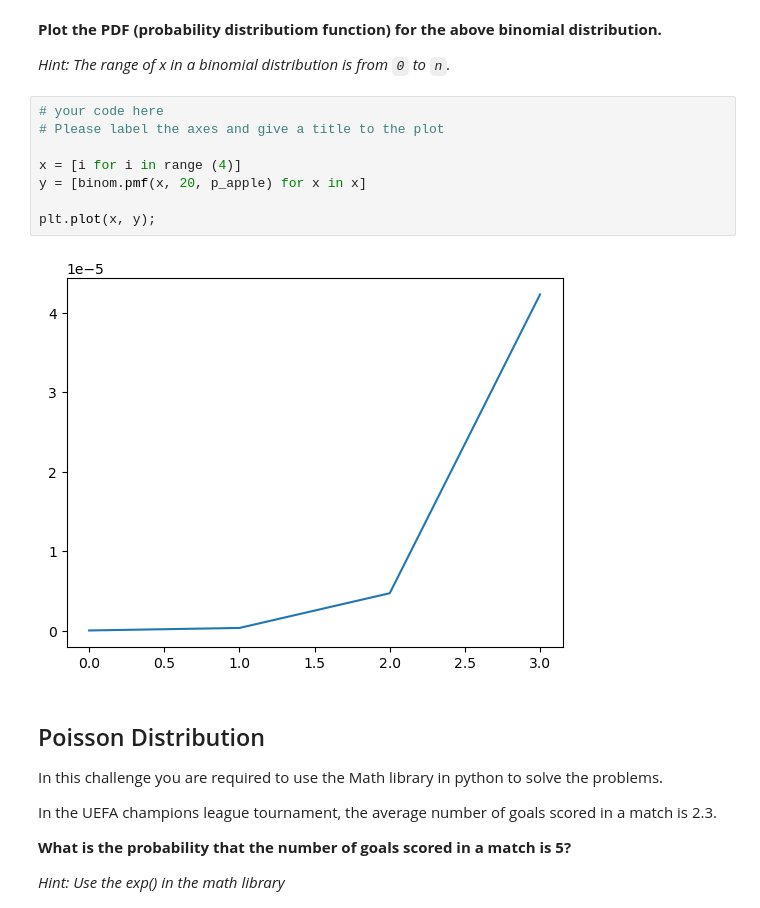
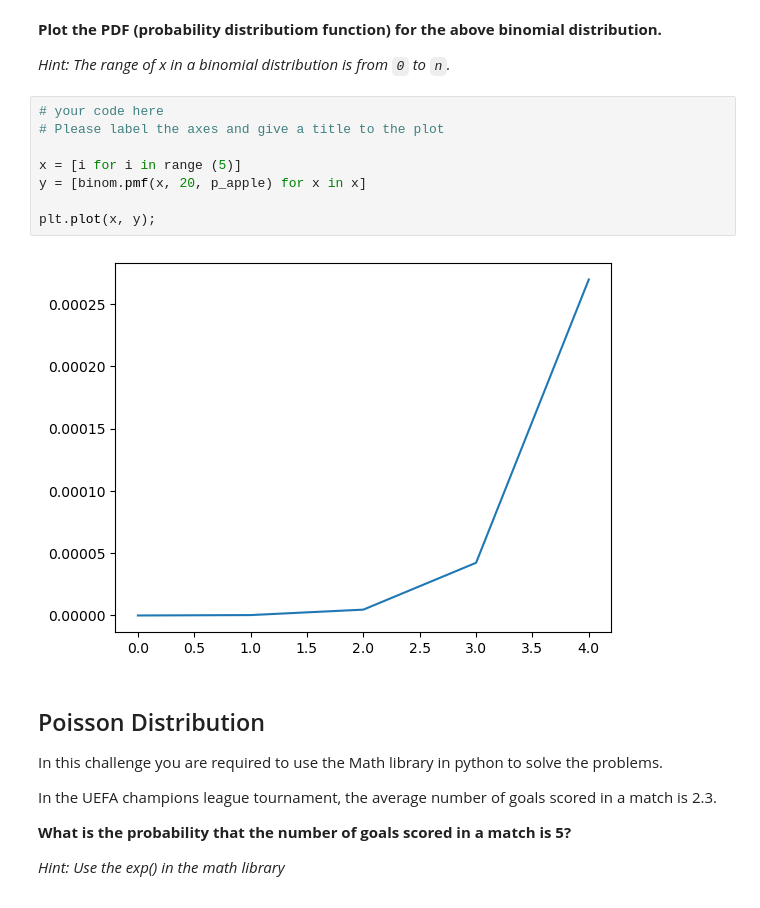
Before and after one commit to Ironhack-Data-Madrid-Octubre-2023/6.1-lab_discrete_probability_distributions, a Jupyter notebook: your-code/main.ipynb, the cells around one changed output. Drawn from its saved outputs; the diff is of its cells as text.

```diff
--- a/your-code/main.ipynb
+++ b/your-code/main.ipynb
@@ -108,13 +108,13 @@ less_5_apples
 # %%
 # your code here
 # Please label the axes and give a title to the plot
 
-x = [i for i in range (4)]
+x = [i for i in range (5)]
 y = [binom.pmf(x, 20, p_apple) for x in x]
 
 plt.plot(x, y);
 # %% [output]
-[figure, old version]
+[figure, new version]
 # %% [markdown]
 ## Poisson Distribution
 
```
Also changed, not shown: parts of 1 cell of this notebook, 1 other file.
